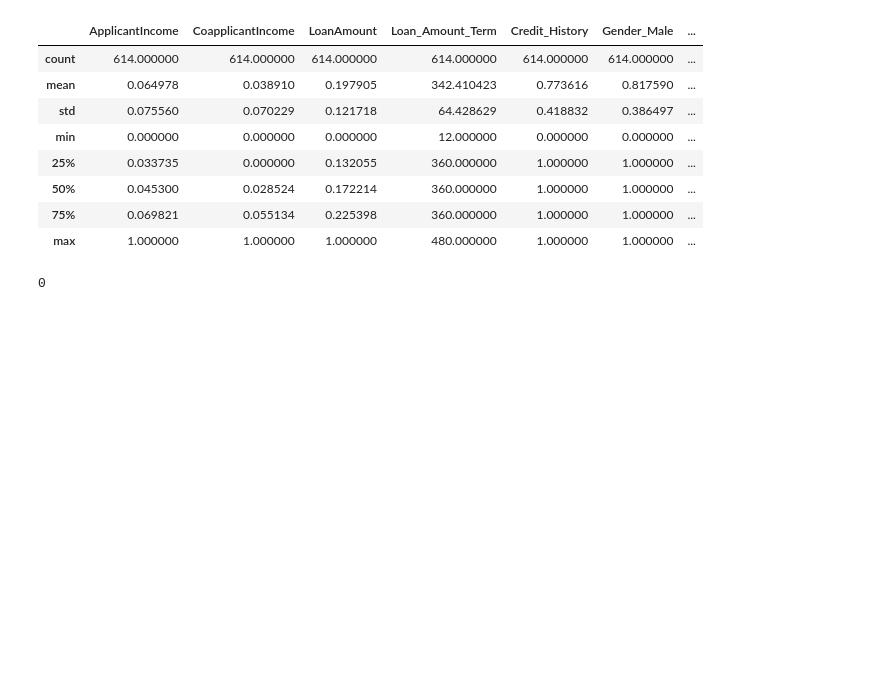
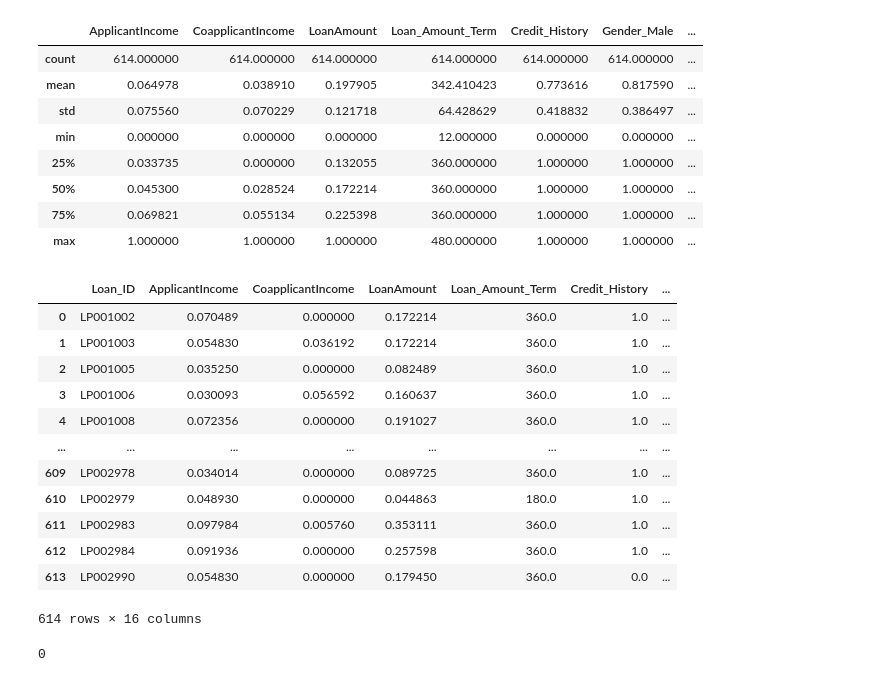
Before and after one commit to sejal22-s/sejal_practice--, a Jupyter notebook: SupportVectorMachines_Implementation.ipynb, the cells around one changed output. Drawn from its saved outputs; the diff is of its cells as text; code cells hidden in the pictures; blank space fills up the shorter version.

```diff
--- a/SupportVectorMachines_Implementation.ipynb
+++ b/SupportVectorMachines_Implementation.ipynb
@@ -552,6 +554,22 @@ data.describe()
 | 50% | 0.045300 | 0.028524 | 0.172214 | 360.000000 | 1.000000 | 1.000000 | ... |
 | 75% | 0.069821 | 0.055134 | 0.225398 | 360.000000 | 1.000000 | 1.000000 | ... |
 | max | 1.000000 | 1.000000 | 1.000000 | 480.000000 | 1.000000 | 1.000000 | ... |
+# %%
+data
+# %% [output]
+|  | Loan_ID | ApplicantIncome | CoapplicantIncome | LoanAmount | Loan_Amount_Term | Credit_History | ... |
+| 0 | LP001002 | 0.070489 | 0.000000 | 0.172214 | 360.0 | 1.0 | ... |
+| 1 | LP001003 | 0.054830 | 0.036192 | 0.172214 | 360.0 | 1.0 | ... |
+| 2 | LP001005 | 0.035250 | 0.000000 | 0.082489 | 360.0 | 1.0 | ... |
+| 3 | LP001006 | 0.030093 | 0.056592 | 0.160637 | 360.0 | 1.0 | ... |
+| 4 | LP001008 | 0.072356 | 0.000000 | 0.191027 | 360.0 | 1.0 | ... |
+| ... | ... | ... | ... | ... | ... | ... | ... |
+| 609 | LP002978 | 0.034014 | 0.000000 | 0.089725 | 360.0 | 1.0 | ... |
+| 610 | LP002979 | 0.048930 | 0.000000 | 0.044863 | 180.0 | 1.0 | ... |
+| 611 | LP002983 | 0.097984 | 0.005760 | 0.353111 | 360.0 | 1.0 | ... |
+| 612 | LP002984 | 0.091936 | 0.000000 | 0.257598 | 360.0 | 1.0 | ... |
+| 613 | LP002990 | 0.054830 | 0.000000 | 0.179450 | 360.0 | 0.0 | ... |
+614 rows × 16 columns
 # %%
 ## checking the duplicate rows
 
```
Also changed, not shown: parts of 13 cells of this notebook.
